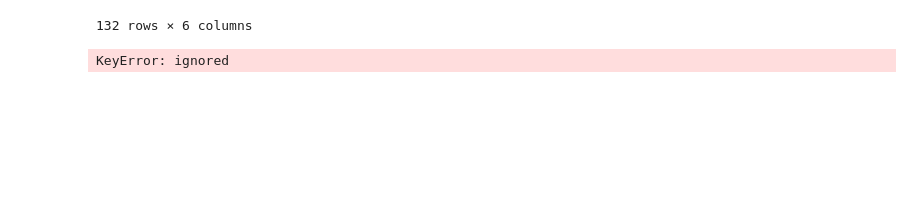
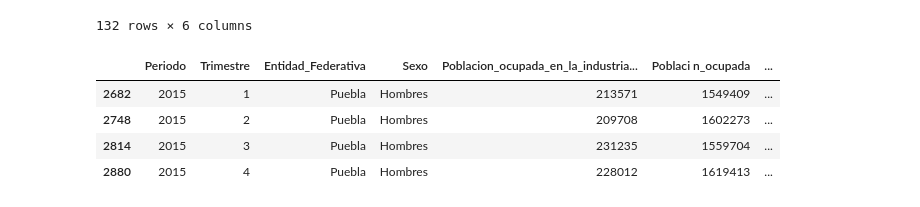
Before and after one commit to EddiRafael/Clase_desarrollo_proyectos, a Jupyter notebook: 1_Extraccion_Datos.ipynb, the cells around one changed output. Saved outputs shown, nothing was run; the diff lists cells and outputs as text; code cells hidden in the pictures; blank space fills up the shorter version.

```diff
--- a/1_Extraccion_Datos.ipynb
+++ b/1_Extraccion_Datos.ipynb
@@ -200,5 +200,10 @@ filtro7
 # %%
 #filtro y
 filtro8= df[(df["Periodo"] == 2015) & (df["Sexo"]== "Hombres") & (df["Entidad_Federativa"] == "Puebla")]
+filtro8
 # %% [output]
-KeyError: ignored
+|  | Periodo | Trimestre | Entidad_Federativa | Sexo | Poblacion_ocupada_en_la_industria... | Poblaci n_ocupada | ... |
+| 2682 | 2015 | 1 | Puebla | Hombres | 213571 | 1549409 | ... |
+| 2748 | 2015 | 2 | Puebla | Hombres | 209708 | 1602273 | ... |
+| 2814 | 2015 | 3 | Puebla | Hombres | 231235 | 1559704 | ... |
+| 2880 | 2015 | 4 | Puebla | Hombres | 228012 | 1619413 | ... |
```
